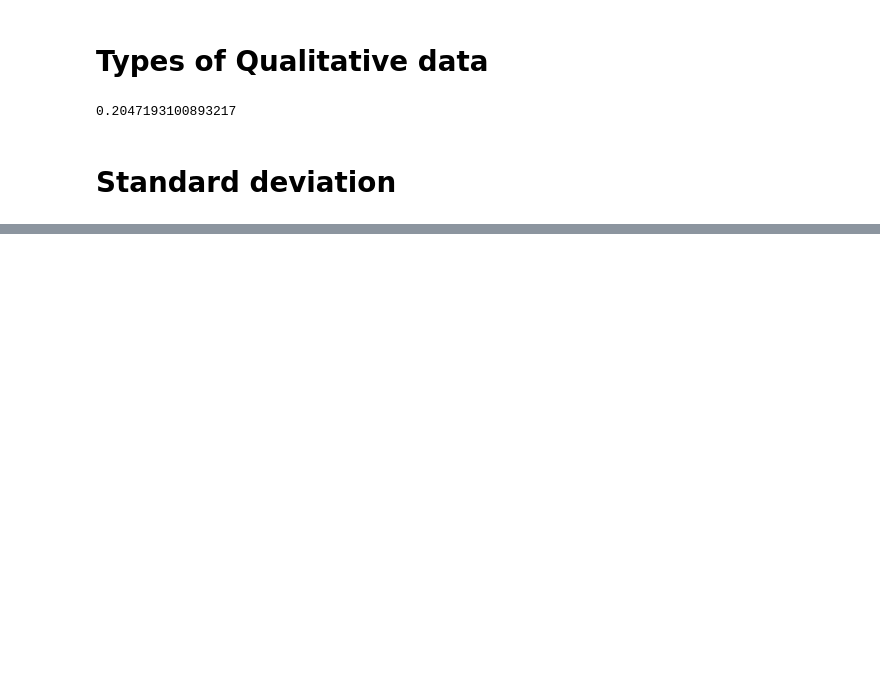
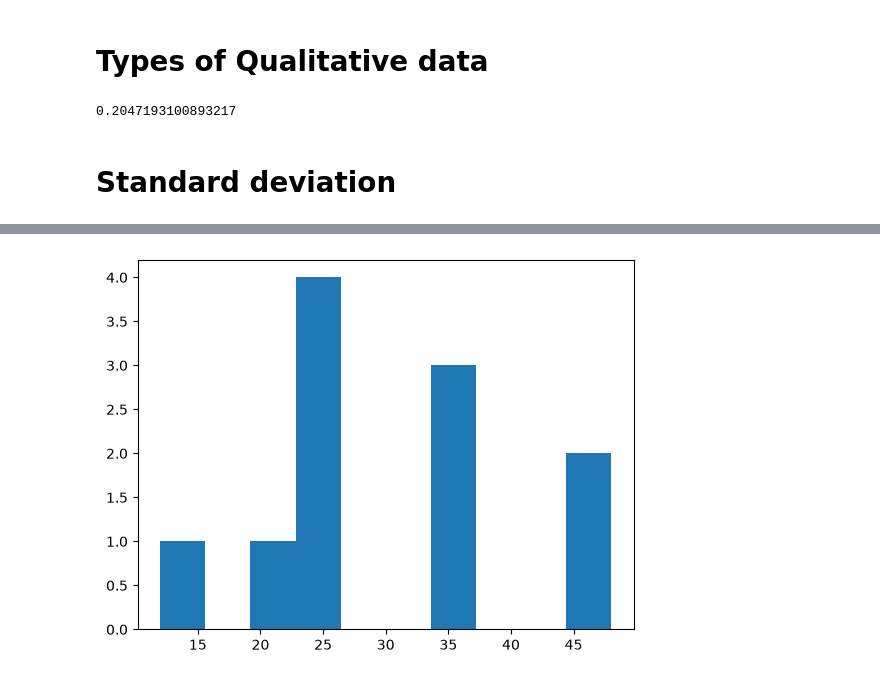
Before and after one commit to ApurvaKhismatrao/Data-Manipulation-statistics, a Jupyter notebook: Statistics24nov.ipynb, the cells around one changed output, grey strips where cells are left out. Cells and saved outputs as stored; diff of their text form; code cells hidden in the pictures; blank space fills up the shorter version.

```diff
--- a/Statistics24nov.ipynb
+++ b/Statistics24nov.ipynb
@@ -47,0 +88,6 @@ print(df["Score"].skew())
+# %%
+#Age_Group = ["11-20","21-30","31-40","41-50","21-30","31-40"]
+Weights = [12,36,24,48,36,48,20,24,24,26,36]
+
+df = pd.DataFrame({"Weights":Weights})
+df
@@ -47,0 +107,5 @@ print(df["Score"].skew())
+# %%
+plt.hist(df["Weights"])
+plt.show()
+# %% [output]
+[figure, added]
```
Also changed, not shown: parts of 7 cells of this notebook, 7 other files.
